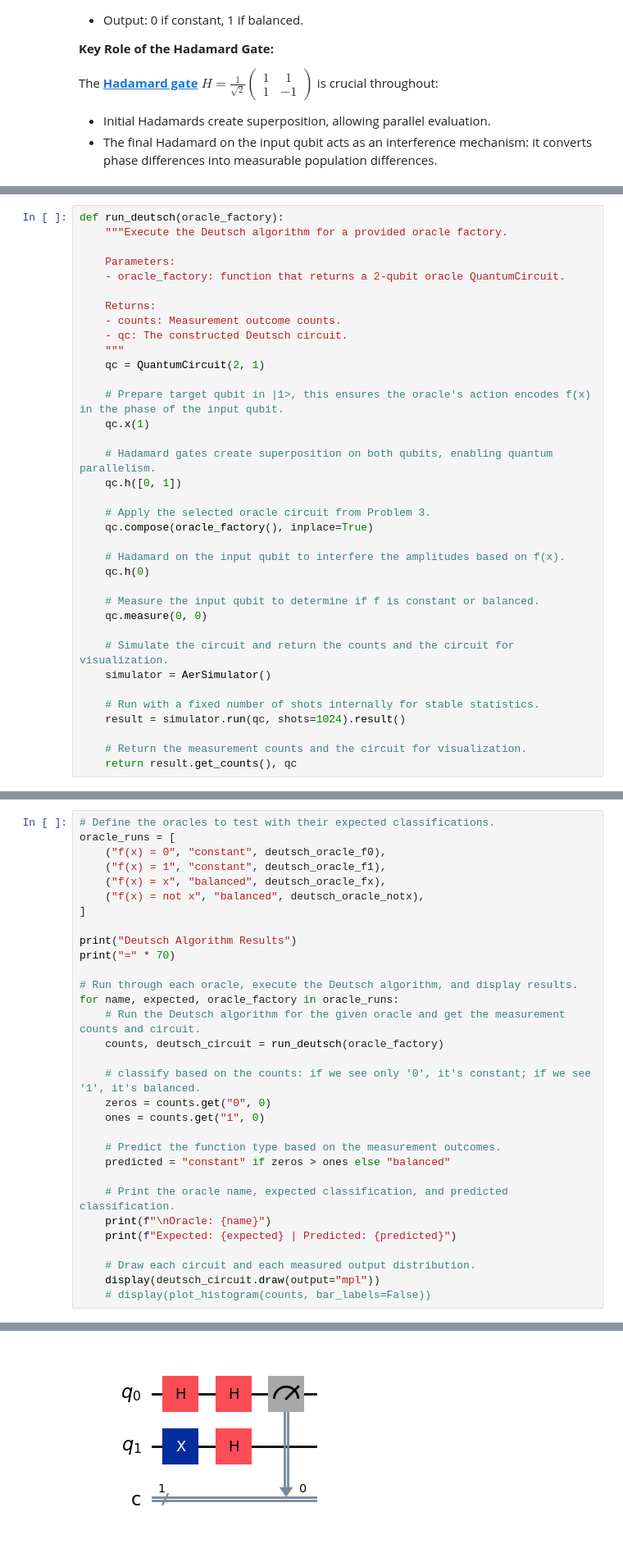
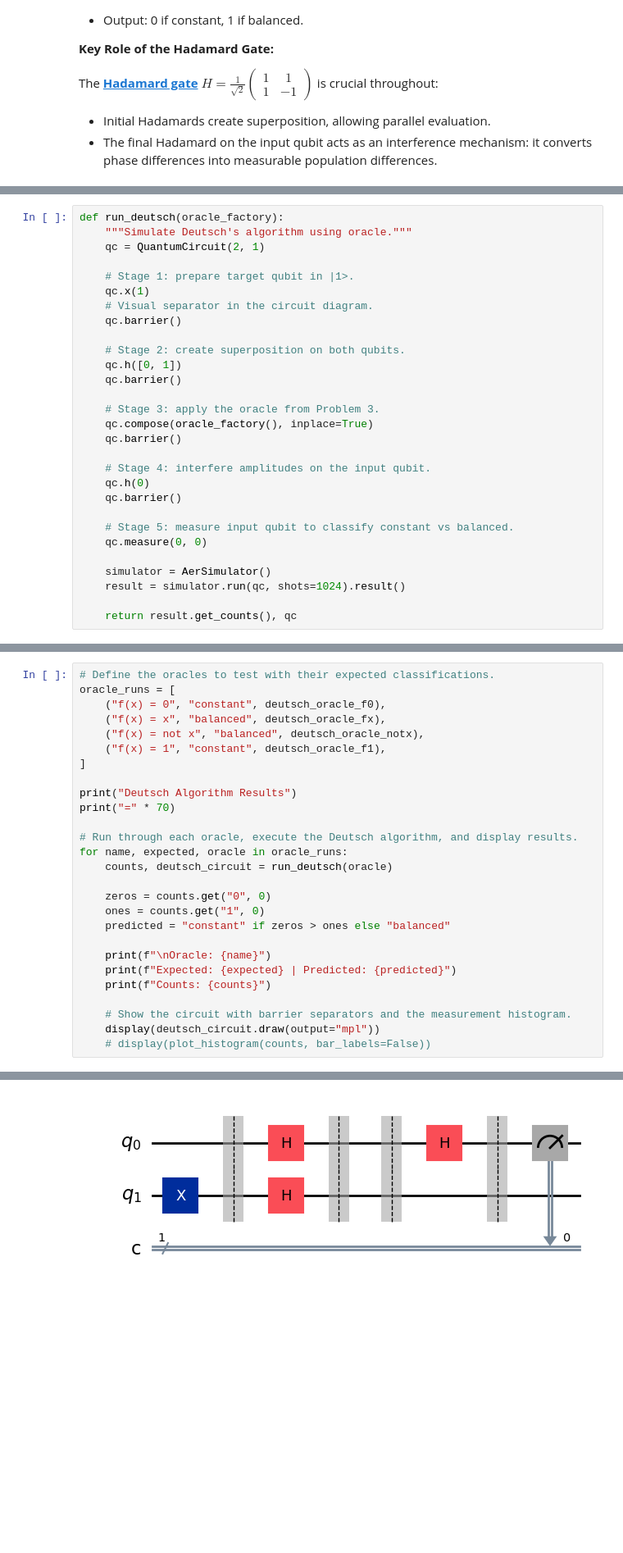
Before and after one commit to JenniferOji/emerging-technologies, a Jupyter notebook: problems.ipynb, the cells around one changed output, grey strips where cells are left out. Shown at 82% size. Saved outputs shown, nothing was run; the diff lists cells and outputs as text; blank space fills up the shorter version.

Commit message:
Refine Problem 3 oracle documentation

```diff
--- a/problems.ipynb
+++ b/problems.ipynb
@@ -945,37 +998,30 @@ After the oracle applies phase-dependent modulation, the input qubit is in a sta
 # %%
 def run_deutsch(oracle_factory):
-    """Execute the Deutsch algorithm for a provided oracle factory.
-
-    Parameters:
-    - oracle_factory: function that returns a 2-qubit oracle QuantumCircuit.
-
-    Returns:
-    - counts: Measurement outcome counts.
-    - qc: The constructed Deutsch circuit.
-    """
+    """Simulate Deutsch's algorithm using oracle."""
     qc = QuantumCircuit(2, 1)
 
-    # Prepare target qubit in |1>, this ensures the oracle's action encodes f(x) in the phase of the input qubit.
+    # Stage 1: prepare target qubit in |1>.
     qc.x(1)
+    # Visual separator in the circuit diagram.
+    qc.barrier()
 
-    # Hadamard gates create superposition on both qubits, enabling quantum parallelism.
+    # Stage 2: create superposition on both qubits.
     qc.h([0, 1])
+    qc.barrier()
 
-    # Apply the selected oracle circuit from Problem 3.
+    # Stage 3: apply the oracle from Problem 3.
     qc.compose(oracle_factory(), inplace=True)
+    qc.barrier()
 
-    # Hadamard on the input qubit to interfere the amplitudes based on f(x).
+    # Stage 4: interfere amplitudes on the input qubit.
     qc.h(0)
+    qc.barrier()
 
-    # Measure the input qubit to determine if f is constant or balanced.
+    # Stage 5: measure input qubit to classify constant vs balanced.
     qc.measure(0, 0)
 
-    # Simulate the circuit and return the counts and the circuit for visualization.
     simulator = AerSimulator()
-
-    # Run with a fixed number of shots internally for stable statistics.
     result = simulator.run(qc, shots=1024).result()
 
-    # Return the measurement counts and the circuit for visualization.
     return result.get_counts(), qc
 # %% [markdown]
@@ -1003,31 +1035,27 @@ The two constant oracles should produce measurement result `0`, and the two bala
 # Define the oracles to test with their expected classifications.
 oracle_runs = [
     ("f(x) = 0", "constant", deutsch_oracle_f0),
-    ("f(x) = 1", "constant", deutsch_oracle_f1),
     ("f(x) = x", "balanced", deutsch_oracle_fx),
     ("f(x) = not x", "balanced", deutsch_oracle_notx),
+    ("f(x) = 1", "constant", deutsch_oracle_f1),
 ]
 
 print("Deutsch Algorithm Results")
 print("=" * 70)
 
 # Run through each oracle, execute the Deutsch algorithm, and display results.
-for name, expected, oracle_factory in oracle_runs:
-    # Run the Deutsch algorithm for the given oracle and get the measurement counts and circuit.
-    counts, deutsch_circuit = run_deutsch(oracle_factory)
+for name, expected, oracle in oracle_runs:
+    counts, deutsch_circuit = run_deutsch(oracle)
 
-    # classify based on the counts: if we see only '0', it's constant; if we see '1', it's balanced.
     zeros = counts.get("0", 0)
     ones = counts.get("1", 0)
-
-    # Predict the function type based on the measurement outcomes.
     predicted = "constant" if zeros > ones else "balanced"
 
-    # Print the oracle name, expected classification, and predicted classification.
     print(f"\nOracle: {name}")
     print(f"Expected: {expected} | Predicted: {predicted}")
+    print(f"Counts: {counts}")
 
-    # Draw each circuit and each measured output distribution.
+    # Show the circuit with barrier separators and the measurement histogram.
     display(deutsch_circuit.draw(output="mpl"))
     # display(plot_histogram(counts, bar_labels=False))
 # %% [output]
@@ -1039 +1068 @@ Expected: constant | Predicted: constant
-[figure, old version]
+[figure, new version]
```
Also changed, not shown: parts of 27 cells of this notebook.
